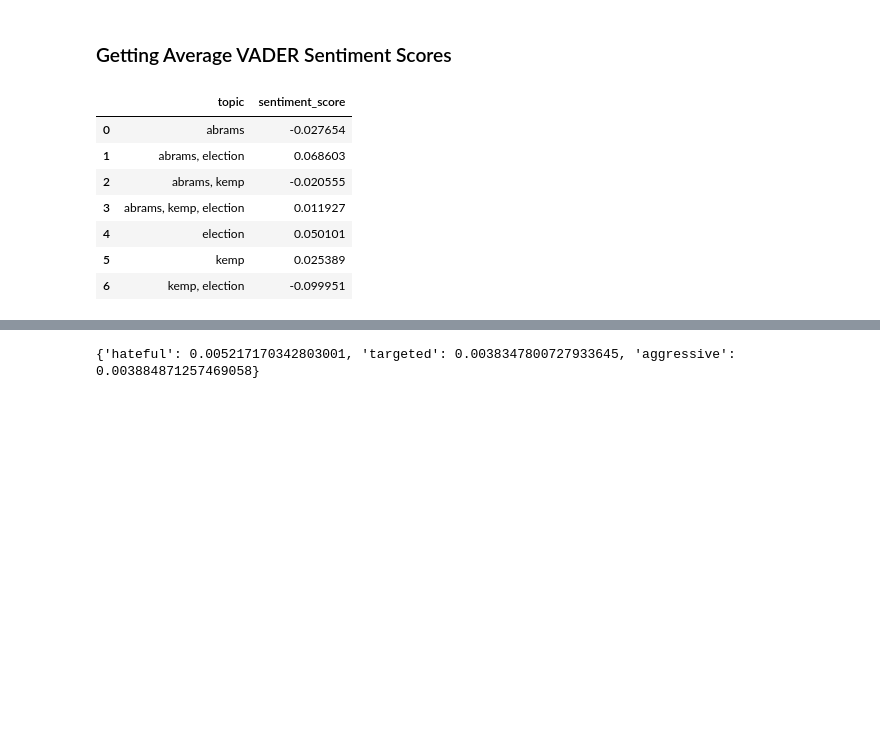
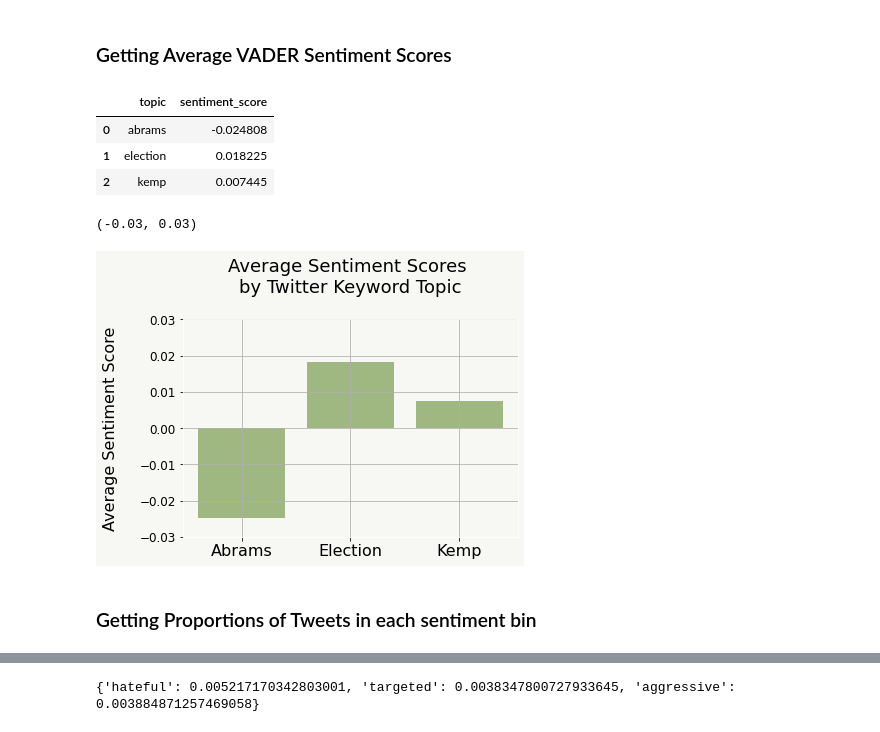
Before and after one commit to monroefarris/anly580_final_project, a Jupyter notebook: Analysis_Code/sentiment_analysis.ipynb, the cells around one changed output, grey strips where cells are left out. Drawn from its saved outputs; the diff is of its cells as text; code cells hidden in the pictures; blank space fills up the shorter version.

```diff
--- a/Analysis_Code/sentiment_analysis.ipynb
+++ b/Analysis_Code/sentiment_analysis.ipynb
@@ -66,16 +67,39 @@ data['sentiment_probs'].iloc[0]
 "{'NEG': 0.6141573190689087, 'NEU': 0.3784984350204468, 'POS': 0.0073442705906927586}"
 # %% [markdown]
 ### Getting Average VADER Sentiment Scores
-# %%
-data_topics = data.groupby('topic')['sentiment_score'].mean().reset_index()
-
-data_topics
-# %% [output]
-|  | topic | sentiment_score |
-| 0 | abrams | -0.027654 |
-| 1 | abrams, election | 0.068603 |
-| 2 | abrams, kemp | -0.020555 |
-| 3 | abrams, kemp, election | 0.011927 |
-| 4 | election | 0.050101 |
-| 5 | kemp | 0.025389 |
-| 6 | kemp, election | -0.099951 |
+# %%
+### Get the counts of all tweets of each specific category (Abrams, Kemp, Election)
+
+# Explode topics into a single row for each
+data['topic'] = data['topic'].apply(lambda x: x.replace(',', ''))
+data['topic'] = data['topic'].apply(lambda x: x.split())
+topic_counts = data.explode('topic')
+
+# Group by search term topic (kemp, abrams, or election)
+topic_counts = topic_counts.groupby(['topic'])['sentiment_score'].mean().reset_index()
+# topic_counts.reset_index(inplace=True)
+
+# View results
+topic_counts
+# %% [output]
+|  | topic | sentiment_score |
+| 0 | abrams | -0.024808 |
+| 1 | election | 0.018225 |
+| 2 | kemp | 0.007445 |
+# %%
+fig, ax = plt.subplots()
+
+plt.bar(topic_counts['topic'].str.capitalize(), topic_counts['sentiment_score'], color = color1)
+
+# for i in range(len(topic_counts['topic'])):
+#     plt.text(i, topic_counts['sentiment_score'][i], np.round(topic_counts['sentiment_score'][i], 3), ha = 'center', size = 12)
+
+plt.xticks(size = 16)
+plt.title('Average Sentiment Scores \nby Twitter Keyword Topic\n', size = 18)
+plt.ylabel('Average Sentiment Score\n', size = 16)
+plt.ylim(-0.03, 0.03)
+# %% [output]
+(-0.03, 0.03)
+[figure, added]
+# %% [markdown]
+### Getting Proportions of Tweets in each sentiment bin
```
Also changed, not shown: parts of 17 cells of this notebook.
